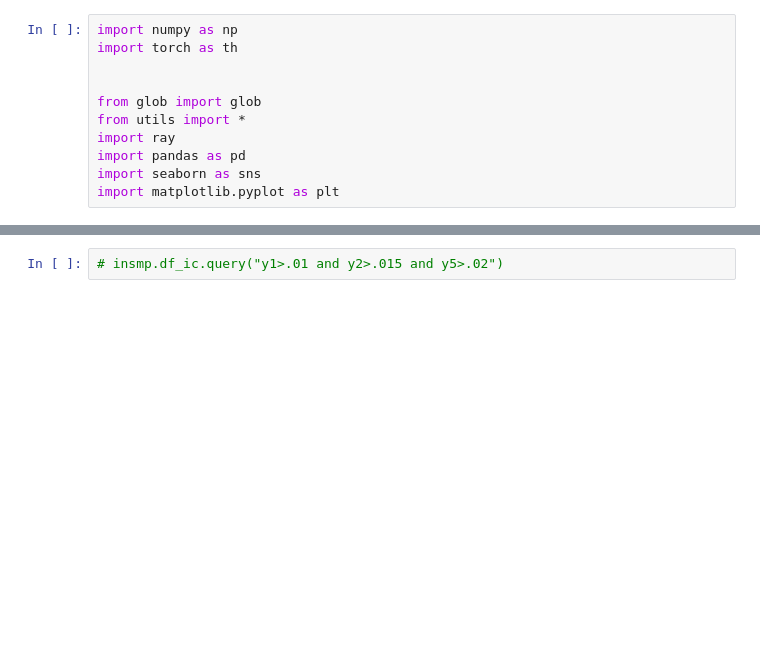
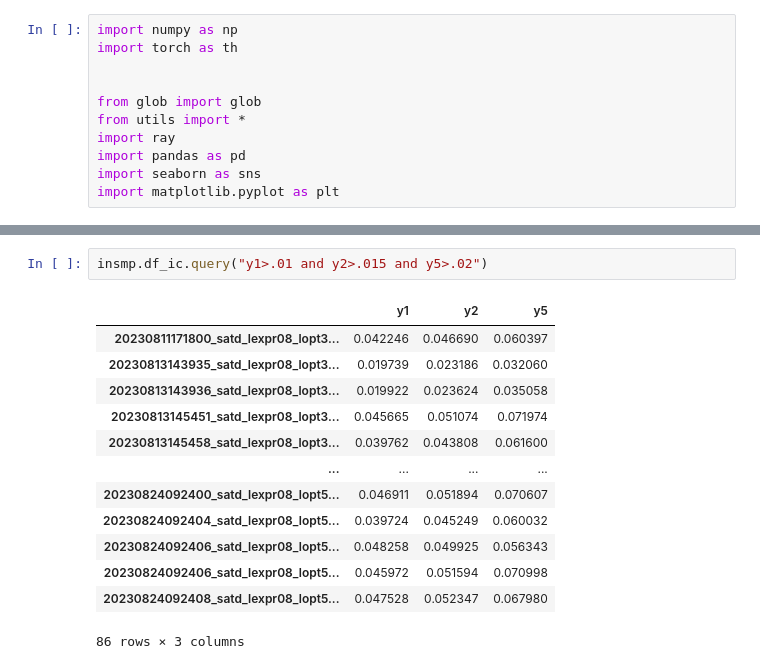
Before and after one commit to ZedRover/alphagen, a Jupyter notebook: test_backtest.ipynb, the cells around one changed output, grey strips where cells are left out. Cells and saved outputs as stored; diff of their text form; blank space fills up the shorter version.

```diff
--- a/test_backtest.ipynb
+++ b/test_backtest.ipynb
@@ -39,2 +51,16 @@ df_corr = df_corr.round(3)
 # %%
-# insmp.df_ic.query("y1>.01 and y2>.015 and y5>.02")
+insmp.df_ic.query("y1>.01 and y2>.015 and y5>.02")
+# %% [output]
+|  | y1 | y2 | y5 |
+| 20230811171800_satd_lexpr08_lopt3... | 0.042246 | 0.046690 | 0.060397 |
+| 20230813143935_satd_lexpr08_lopt3... | 0.019739 | 0.023186 | 0.032060 |
+| 20230813143936_satd_lexpr08_lopt3... | 0.019922 | 0.023624 | 0.035058 |
+| 20230813145451_satd_lexpr08_lopt3... | 0.045665 | 0.051074 | 0.071974 |
+| 20230813145458_satd_lexpr08_lopt3... | 0.039762 | 0.043808 | 0.061600 |
+| ... | ... | ... | ... |
+| 20230824092400_satd_lexpr08_lopt5... | 0.046911 | 0.051894 | 0.070607 |
+| 20230824092404_satd_lexpr08_lopt5... | 0.039724 | 0.045249 | 0.060032 |
+| 20230824092406_satd_lexpr08_lopt5... | 0.048258 | 0.049925 | 0.056343 |
+| 20230824092406_satd_lexpr08_lopt5... | 0.045972 | 0.051594 | 0.070998 |
+| 20230824092408_satd_lexpr08_lopt5... | 0.047528 | 0.052347 | 0.067980 |
+86 rows × 3 columns
```
Also changed, not shown: parts of 22 cells of this notebook, 5 other files.
